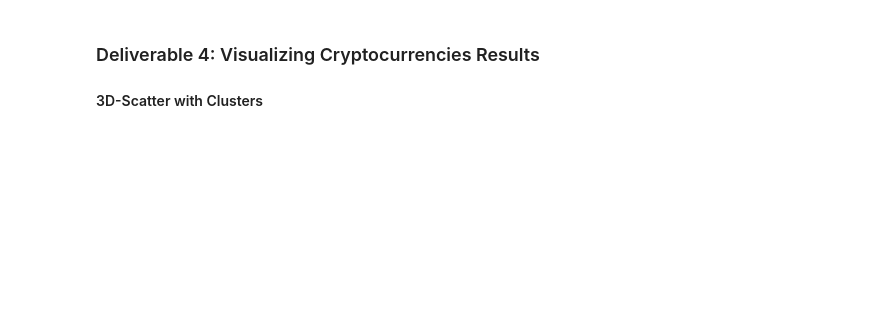
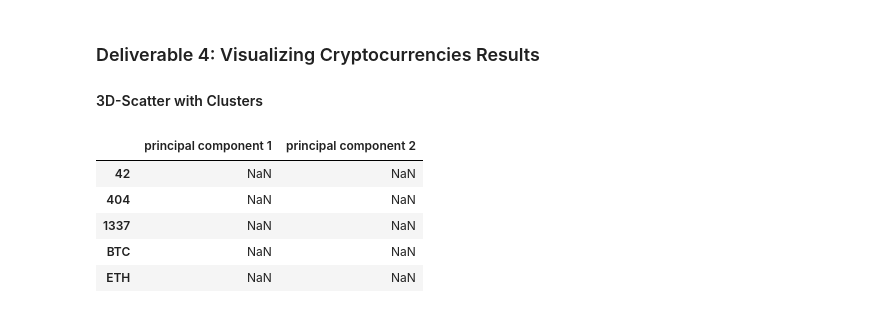
Before and after one commit to jmarrujo31/Cryptocurrencies, a Jupyter notebook: crypto_clustering.ipynb, the cells around one changed output. Saved outputs shown, nothing was run; the diff lists cells and outputs as text; code cells hidden in the pictures; blank space fills up the shorter version.

```diff
--- a/crypto_clustering.ipynb
+++ b/crypto_clustering.ipynb
@@ -226,6 +225,15 @@ clustered_df.head(10)
 # %%
 # Create a table with tradable cryptocurrencies.
-# YOUR CODE HERE
+coin_pca_df = pd.DataFrame(
+    data = clustered_df, columns=["principal component 1", "principal component 2"])
+coin_pca_df.head()
+# %% [output]
+|  | principal component 1 | principal component 2 |
+| 42 | NaN | NaN |
+| 404 | NaN | NaN |
+| 1337 | NaN | NaN |
+| BTC | NaN | NaN |
+| ETH | NaN | NaN |
 # %%
 # Print the total number of tradable cryptocurrencies.
 # YOUR CODE HERE
```
Also changed, not shown: parts of 6 cells of this notebook.
